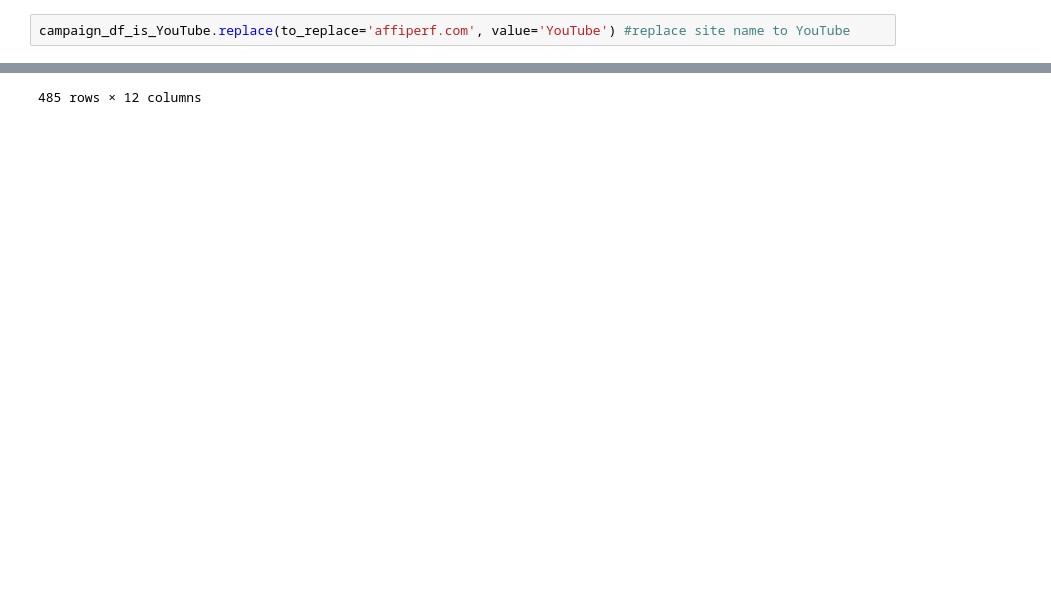
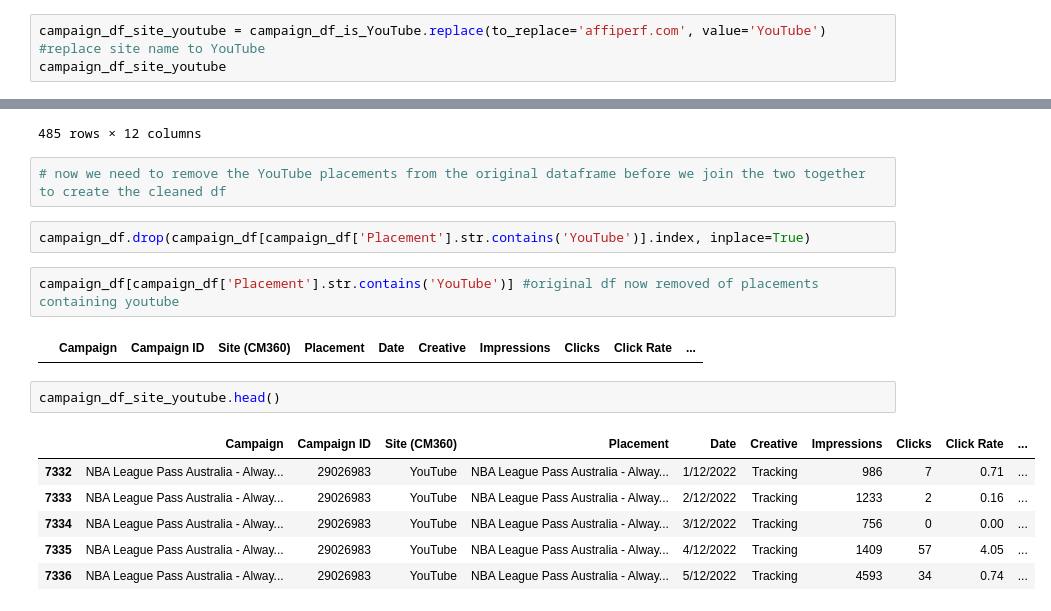
Before and after one commit to rossgarner/Paid-Marketing-Analytics, a Jupyter notebook: AU FY23 Campaign Analysis.ipynb, the cells around one changed output, grey strips where cells are left out. Saved outputs shown, nothing was run; the diff lists cells and outputs as text; blank space fills up the shorter version.

```diff
--- a/AU FY23 Campaign Analysis.ipynb
+++ b/AU FY23 Campaign Analysis.ipynb
@@ -192,7 +192,9 @@ print(type(campaign_df_is_YouTube)) #double checking the filtered YouTube placem
 # %% [output]
 <class 'pandas.core.frame.DataFrame'>
 # %%
-campaign_df_is_YouTube.replace(to_replace='affiperf.com', value='YouTube') #replace site name to YouTube
+campaign_df_site_youtube = campaign_df_is_YouTube.replace(to_replace='affiperf.com', value='YouTube')
+#replace site name to YouTube
+campaign_df_site_youtube
 # %% [output]
 |  | Campaign | Campaign ID | Site (CM360) | Placement | Date | Creative | Impressions | Clicks | Click Rate | ... |
 | 7332 | NBA League Pass Australia - Alway... | 29026983 | YouTube | NBA League Pass Australia - Alway... | 1/12/2022 | Tracking | 986 | 7 | 0.71 | ... |
@@ -207,3 +209,20 @@ campaign_df_is_YouTube.replace(to_replace='affiperf.com', value='YouTube') #repl
 | 19934 | NBA League Pass Australia - Start... | 28675099 | YouTube | NBA League Pass Australia - Start... | 17/12/2022 | Tracking | 0 | 0 | 0.00 | ... |
 | 19935 | NBA League Pass Australia - Start... | 28675099 | YouTube | NBA League Pass Australia - Start... | 25/12/2022 | Tracking | 0 | 0 | 0.00 | ... |
 485 rows × 12 columns
+# %%
+# now we need to remove the YouTube placements from the original dataframe before we join the two together to create the cleaned df
+# %%
+campaign_df.drop(campaign_df[campaign_df['Placement'].str.contains('YouTube')].index, inplace=True)
+# %%
+campaign_df[campaign_df['Placement'].str.contains('YouTube')] #original df now removed of placements containing youtube
+# %% [output]
+|  | Campaign | Campaign ID | Site (CM360) | Placement | Date | Creative | Impressions | Clicks | Click Rate | ... |
+# %%
+campaign_df_site_youtube.head()
+# %% [output]
+|  | Campaign | Campaign ID | Site (CM360) | Placement | Date | Creative | Impressions | Clicks | Click Rate | ... |
+| 7332 | NBA League Pass Australia - Alway... | 29026983 | YouTube | NBA League Pass Australia - Alway... | 1/12/2022 | Tracking | 986 | 7 | 0.71 | ... |
+| 7333 | NBA League Pass Australia - Alway... | 29026983 | YouTube | NBA League Pass Australia - Alway... | 2/12/2022 | Tracking | 1233 | 2 | 0.16 | ... |
+| 7334 | NBA League Pass Australia - Alway... | 29026983 | YouTube | NBA League Pass Australia - Alway... | 3/12/2022 | Tracking | 756 | 0 | 0.00 | ... |
+| 7335 | NBA League Pass Australia - Alway... | 29026983 | YouTube | NBA League Pass Australia - Alway... | 4/12/2022 | Tracking | 1409 | 57 | 4.05 | ... |
+| 7336 | NBA League Pass Australia - Alway... | 29026983 | YouTube | NBA League Pass Australia - Alway... | 5/12/2022 | Tracking | 4593 | 34 | 0.74 | ... |
```
Also changed, not shown: parts of 1 cell of this notebook.
